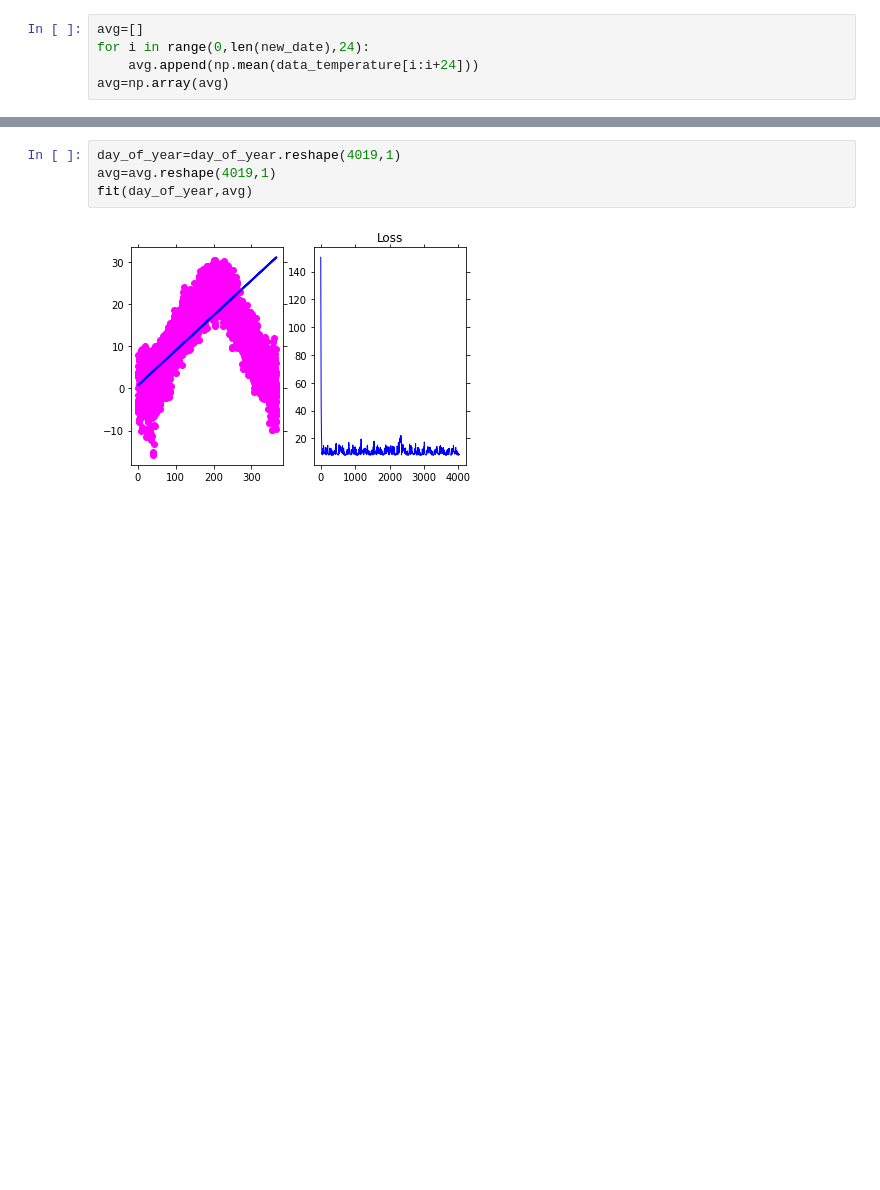
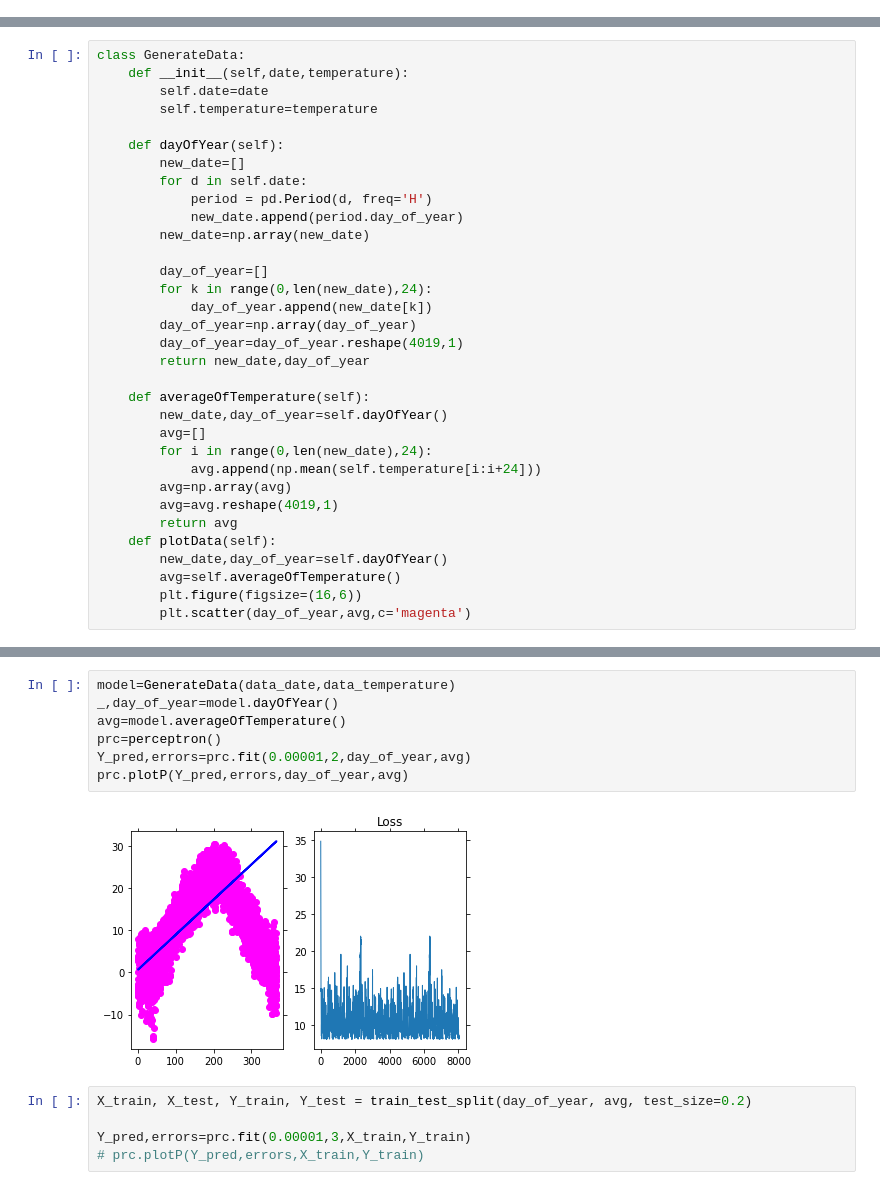
Before and after one commit to FatemeZamanian/Perceptron, a Jupyter notebook: WeatherHistory.ipynb, the cells around one changed output, grey strips where cells are left out. Drawn from its saved outputs; the diff is of its cells as text; blank space fills up the shorter version.

```diff
--- a/WeatherHistory.ipynb
+++ b/WeatherHistory.ipynb
@@ -22,5 +9,0 @@ values, counts=np.unique(new_date,return_counts=True)
-# %%
-avg=[]
-for i in range(0,len(new_date),24):
-    avg.append(np.mean(data_temperature[i:i+24]))
-avg=np.array(avg)
@@ -37,0 +10,33 @@ plt.scatter(day_of_year,avg,c='magenta')
+# %%
+class GenerateData:
+    def __init__(self,date,temperature):
+        self.date=date
+        self.temperature=temperature
+
+    def dayOfYear(self):
+        new_date=[]
+        for d in self.date:
+            period = pd.Period(d, freq='H')
+            new_date.append(period.day_of_year)
+        new_date=np.array(new_date)
+
+        day_of_year=[]
+        for k in range(0,len(new_date),24):
+            day_of_year.append(new_date[k])
+        day_of_year=np.array(day_of_year)
+        day_of_year=day_of_year.reshape(4019,1)
+        return new_date,day_of_year
+
+    def averageOfTemperature(self):
+        new_date,day_of_year=self.dayOfYear()
+        avg=[]
+        for i in range(0,len(new_date),24):
+            avg.append(np.mean(self.temperature[i:i+24]))
+        avg=np.array(avg)
+        avg=avg.reshape(4019,1)
+        return avg
+    def plotData(self):
+        new_date,day_of_year=self.dayOfYear()
+        avg=self.averageOfTemperature()
+        plt.figure(figsize=(16,6))
+        plt.scatter(day_of_year,avg,c='magenta')
@@ -68,6 +99,14 @@ def fit(X,Y):
-# %%
-day_of_year=day_of_year.reshape(4019,1)
-avg=avg.reshape(4019,1)
-fit(day_of_year,avg)
-# %% [output]
-[figure, removed]
+# %%
+model=GenerateData(data_date,data_temperature)
+_,day_of_year=model.dayOfYear()
+avg=model.averageOfTemperature()
+prc=perceptron()
+Y_pred,errors=prc.fit(0.00001,2,day_of_year,avg)
+prc.plotP(Y_pred,errors,day_of_year,avg)
+# %% [output]
+[figure, added]
+# %%
+X_train, X_test, Y_train, Y_test = train_test_split(day_of_year, avg, test_size=0.2)
+
+Y_pred,errors=prc.fit(0.00001,3,X_train,Y_train)
+# prc.plotP(Y_pred,errors,X_train,Y_train)
```
Also changed, not shown: parts of 9 cells of this notebook.
